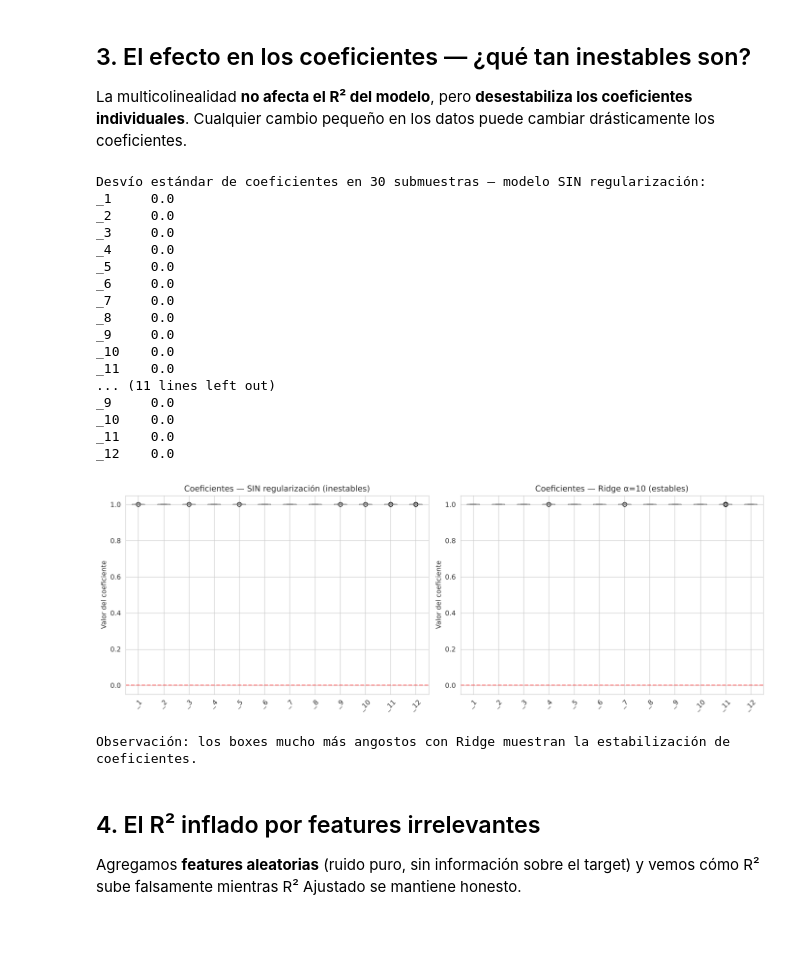
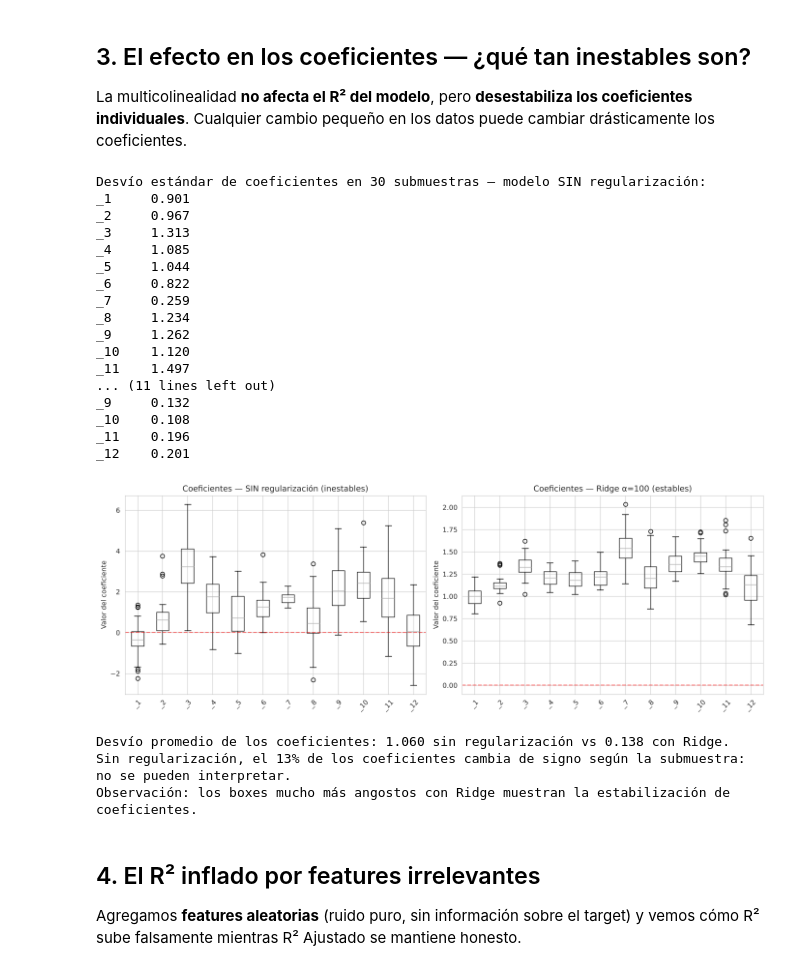
Before and after one commit to Juancruz143/calidad-de-datos-ml, a Jupyter notebook: Practica_5_multicolinealidad.ipynb, the cells around one changed output. Saved outputs shown, nothing was run; the diff lists cells and outputs as text; code cells hidden in the pictures; blank space fills up the shorter version.

```diff
--- a/Practica_5_multicolinealidad.ipynb
+++ b/Practica_5_multicolinealidad.ipynb
@@ -43,8 +43,13 @@ df = df_raw[anios_disponibles].apply(pd.to_numeric, errors='coerce').copy()
 df = df.dropna(how='all').fillna(0)
 df = df[(df.sum(axis=1) > 0)].copy()
 
-# Target: matrícula total (suma de todos los años)
-df['matricula_total'] = df[anios_disponibles].sum(axis=1)
+# Target: cantidad total de secciones de la escuela.
+# Depende de la matrícula de cada año pero NO es una suma exacta de las features
+# (si usáramos la matrícula total, el modelo la reconstruiría perfecto con R²=1
+# y no se vería ningún efecto de la multicolinealidad).
+sec_cols = [c for c in ['_sec1','_sec2','_sec3','_sec4','_sec5','_sec6','_sec7','_sec8','_sec9','_sec10','_sec11','_sec12'] if c in df_raw.columns]
+df['secciones_total'] = df_raw.loc[df.index, sec_cols].apply(pd.to_numeric, errors='coerce').fillna(0).sum(axis=1)
+df = df[df['secciones_total'] > 0].copy()
 print(f'Escuelas: {len(df):,}')
 print(f'Columnas por año disponibles: {anios_disponibles}')
 # %% [output]
@@ -160,66 +165,72 @@ La multicolinealidad **no afecta el R² del modelo**, pero **desestabiliza los c
 Cualquier cambio pequeño en los datos puede cambiar drásticamente los coeficientes.
 # %%
 # Experimento: entrenar el mismo modelo sobre 30 submuestras bootstrap y ver la variabilidad
-y = df['matricula_total'].values
-X_multi = df[anios_disponibles].values
+y = df['secciones_total'].values
+# Escalamos para que los coeficientes sean comparables y la penalización de Ridge tenga efecto
+X_multi = StandardScaler().fit_transform(df[anios_disponibles].values)
 
 # Sin regularización
 coeficientes_lin = []
 for seed in range(30):
-    idx = np.random.RandomState(seed).choice(len(df), size=5000, replace=True)
+    idx = np.random.RandomState(seed).choice(len(df), size=500, replace=True)
     lr = LinearRegression().fit(X_multi[idx], y[idx])
     coeficientes_lin.append(lr.coef_)
 
 coefs_lin = pd.DataFrame(coeficientes_lin, columns=anios_disponibles)
 print('Desvío estándar de coeficientes en 30 submuestras — modelo SIN regularización:')
 print(coefs_lin.std().round(3).to_string())
 
 # Con Ridge
 coeficientes_ridge = []
 for seed in range(30):
-    idx = np.random.RandomState(seed).choice(len(df), size=5000, replace=True)
-    rr = Ridge(alpha=10.0).fit(X_multi[idx], y[idx])
+    idx = np.random.RandomState(seed).choice(len(df), size=500, replace=True)
+    rr = Ridge(alpha=100.0).fit(X_multi[idx], y[idx])
     coeficientes_ridge.append(rr.coef_)
 
 coefs_ridge = pd.DataFrame(coeficientes_ridge, columns=anios_disponibles)
-print('\nDesvío estándar de coeficientes — con Ridge (α=10):')
+print('\nDesvío estándar de coeficientes — con Ridge (α=100):')
 print(coefs_ridge.std().round(3).to_string())
 
 # Visualización
 fig, axes = plt.subplots(1, 2, figsize=(14, 5))
 
 coefs_lin.boxplot(ax=axes[0], rot=45)
 axes[0].set_title('Coeficientes — SIN regularización (inestables)')
 axes[0].set_ylabel('Valor del coeficiente')
 axes[0].axhline(0, color='red', linestyle='--', alpha=0.5)
 
 coefs_ridge.boxplot(ax=axes[1], rot=45)
-axes[1].set_title('Coeficientes — Ridge α=10 (estables)')
+axes[1].set_title('Coeficientes — Ridge α=100 (estables)')
 axes[1].set_ylabel('Valor del coeficiente')
 axes[1].axhline(0, color='red', linestyle='--', alpha=0.5)
 
 plt.tight_layout()
 plt.show()
-print('\nObservación: los boxes mucho más angostos con Ridge muestran la estabilización de coeficientes.')
+signos = (np.sign(coefs_lin) != np.sign(coefs_lin.mean())).values.mean()
+print(f'\nDesvío promedio de los coeficientes: {coefs_lin.std().mean():.3f} sin regularización vs {coefs_ridge.std().mean():.3f} con Ridge.')
+print(f'Sin regularización, el {signos:.0%} de los coeficientes cambia de signo según la submuestra: no se pueden interpretar.')
+print('Observación: los boxes mucho más angostos con Ridge muestran la estabilización de coeficientes.')
 # %% [output]
 Desvío estándar de coeficientes en 30 submuestras — modelo SIN regularización:
-_1     0.0
-_2     0.0
-_3     0.0
-_4     0.0
-_5     0.0
-_6     0.0
-_7     0.0
-_8     0.0
-_9     0.0
-_10    0.0
-_11    0.0
+_1     0.901
+_2     0.967
+_3     1.313
+_4     1.085
+_5     1.044
+_6     0.822
+_7     0.259
+_8     1.234
+_9     1.262
+_10    1.120
+_11    1.497
 ... (11 lines left out)
-_9     0.0
-_10    0.0
-_11    0.0
-_12    0.0
+_9     0.132
+_10    0.108
+_11    0.196
+_12    0.201
-[figure, old version]
+[figure, new version]
+Desvío promedio de los coeficientes: 1.060 sin regularización vs 0.138 con Ridge.
+Sin regularización, el 13% de los coeficientes cambia de signo según la submuestra: no se pueden interpretar.
 Observación: los boxes mucho más angostos con Ridge muestran la estabilización de coeficientes.
 # %% [markdown]
 ## 4. El R² inflado por features irrelevantes
```
Also changed, not shown: parts of 7 cells of this notebook, 2 other files.
